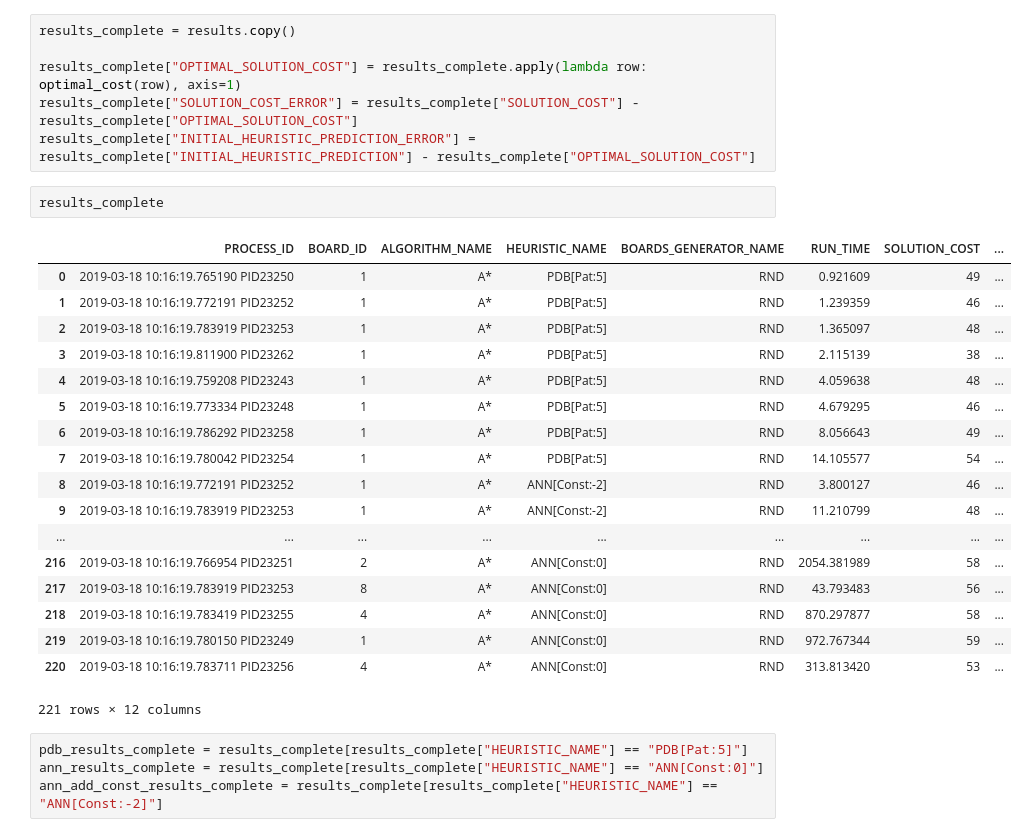
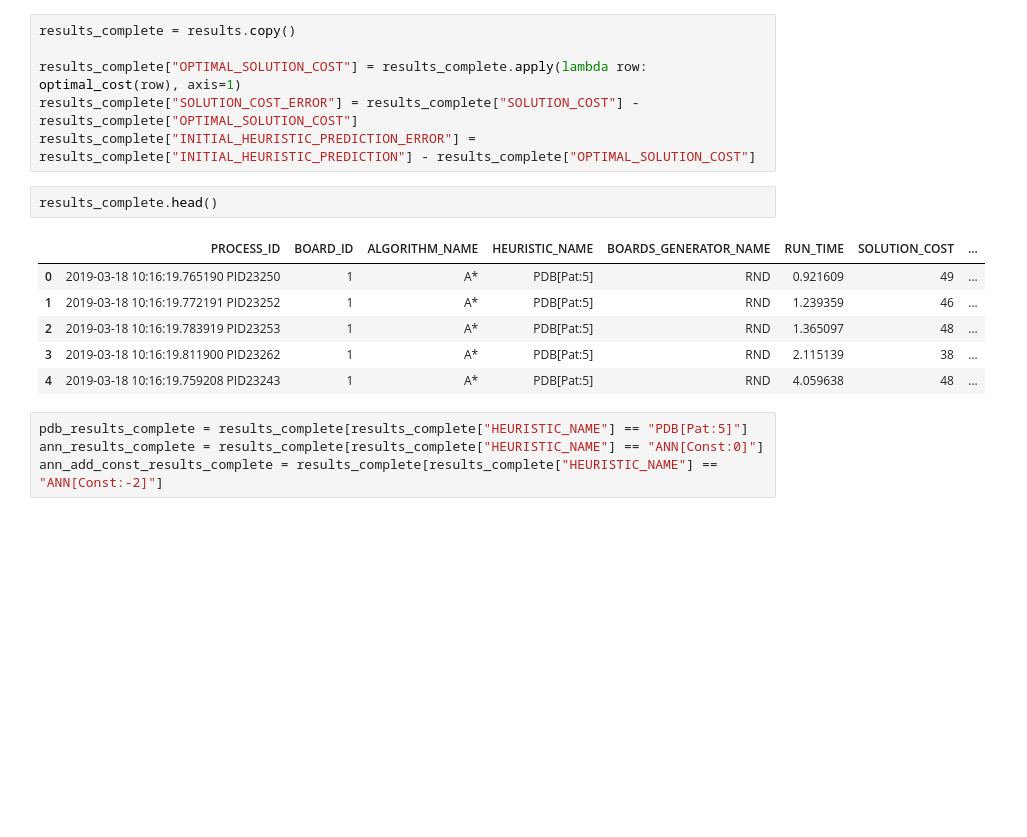
Before and after one commit to vcahlik/fifteen-puzzle, a Jupyter notebook: prototype/notebooks/ANNHeuristicBenchmark.ipynb, the cells around one changed output. Cells and saved outputs as stored; diff of their text form; blank space fills up the shorter version.

```diff
--- a/prototype/notebooks/ANNHeuristicBenchmark.ipynb
+++ b/prototype/notebooks/ANNHeuristicBenchmark.ipynb
@@ -57,26 +57,14 @@ results_complete["OPTIMAL_SOLUTION_COST"] = results_complete.apply(lambda row: o
 results_complete["SOLUTION_COST_ERROR"] = results_complete["SOLUTION_COST"] - results_complete["OPTIMAL_SOLUTION_COST"]
 results_complete["INITIAL_HEURISTIC_PREDICTION_ERROR"] = results_complete["INITIAL_HEURISTIC_PREDICTION"] - results_complete["OPTIMAL_SOLUTION_COST"]
 # %%
-results_complete
+results_complete.head()
 # %% [output]
 |  | PROCESS_ID | BOARD_ID | ALGORITHM_NAME | HEURISTIC_NAME | BOARDS_GENERATOR_NAME | RUN_TIME | SOLUTION_COST | ... |
 | 0 | 2019-03-18 10:16:19.765190 PID23250 | 1 | A* | PDB[Pat:5] | RND | 0.921609 | 49 | ... |
 | 1 | 2019-03-18 10:16:19.772191 PID23252 | 1 | A* | PDB[Pat:5] | RND | 1.239359 | 46 | ... |
 | 2 | 2019-03-18 10:16:19.783919 PID23253 | 1 | A* | PDB[Pat:5] | RND | 1.365097 | 48 | ... |
 | 3 | 2019-03-18 10:16:19.811900 PID23262 | 1 | A* | PDB[Pat:5] | RND | 2.115139 | 38 | ... |
 | 4 | 2019-03-18 10:16:19.759208 PID23243 | 1 | A* | PDB[Pat:5] | RND | 4.059638 | 48 | ... |
-| 5 | 2019-03-18 10:16:19.773334 PID23248 | 1 | A* | PDB[Pat:5] | RND | 4.679295 | 46 | ... |
-| 6 | 2019-03-18 10:16:19.786292 PID23258 | 1 | A* | PDB[Pat:5] | RND | 8.056643 | 49 | ... |
-| 7 | 2019-03-18 10:16:19.780042 PID23254 | 1 | A* | PDB[Pat:5] | RND | 14.105577 | 54 | ... |
-| 8 | 2019-03-18 10:16:19.772191 PID23252 | 1 | A* | ANN[Const:-2] | RND | 3.800127 | 46 | ... |
-| 9 | 2019-03-18 10:16:19.783919 PID23253 | 1 | A* | ANN[Const:-2] | RND | 11.210799 | 48 | ... |
-| ... | ... | ... | ... | ... | ... | ... | ... | ... |
-| 216 | 2019-03-18 10:16:19.766954 PID23251 | 2 | A* | ANN[Const:0] | RND | 2054.381989 | 58 | ... |
-| 217 | 2019-03-18 10:16:19.783919 PID23253 | 8 | A* | ANN[Const:0] | RND | 43.793483 | 56 | ... |
-| 218 | 2019-03-18 10:16:19.783419 PID23255 | 4 | A* | ANN[Const:0] | RND | 870.297877 | 58 | ... |
-| 219 | 2019-03-18 10:16:19.780150 PID23249 | 1 | A* | ANN[Const:0] | RND | 972.767344 | 59 | ... |
-| 220 | 2019-03-18 10:16:19.783711 PID23256 | 4 | A* | ANN[Const:0] | RND | 313.813420 | 53 | ... |
-221 rows × 12 columns
 # %%
 pdb_results_complete = results_complete[results_complete["HEURISTIC_NAME"] == "PDB[Pat:5]"]
 ann_results_complete = results_complete[results_complete["HEURISTIC_NAME"] == "ANN[Const:0]"]
```
Also changed, not shown: 2 other files.
